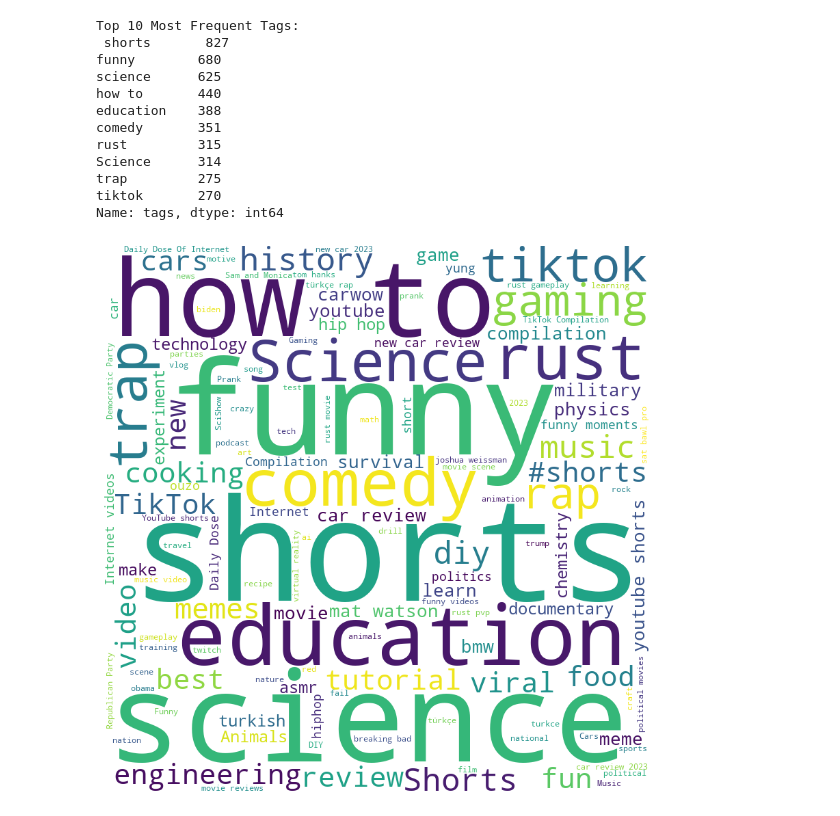
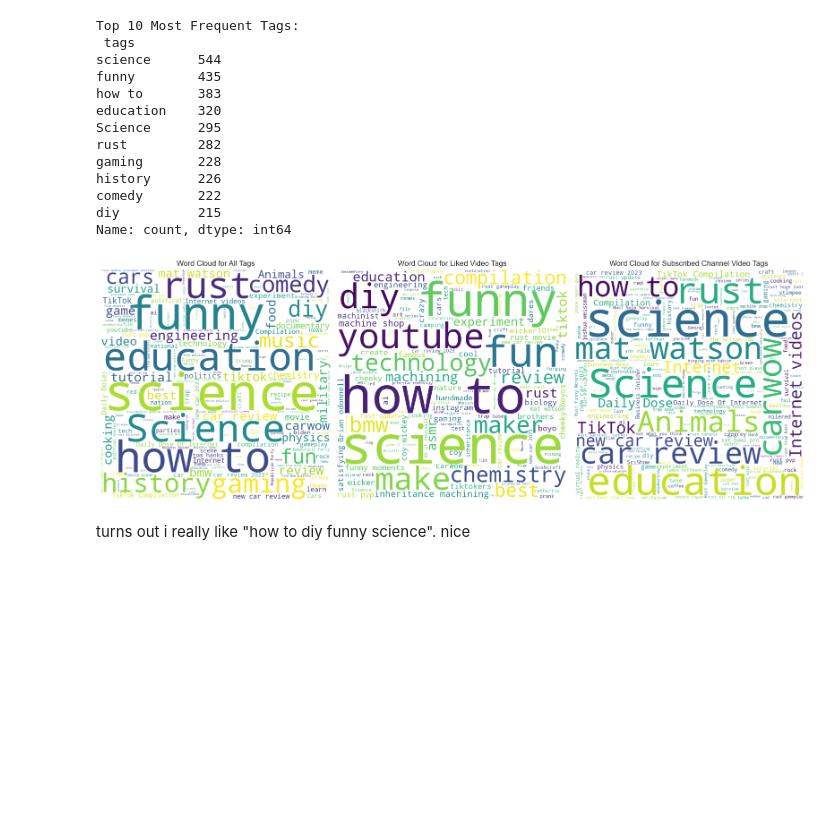
Before and after one commit to mustafamyldz/YouTube-user-data-analysis, a Jupyter notebook: EDA.ipynb, the cells around one changed output. Drawn from its saved outputs; the diff is of its cells as text; code cells hidden in the pictures; blank space fills up the shorter version.

```diff
--- a/EDA.ipynb
+++ b/EDA.ipynb
@@ -67,55 +89,89 @@ import pandas as pd
 import matplotlib.pyplot as plt
 from wordcloud import WordCloud
 from collections import Counter
 
 # Load your dataset
-# Replace 'cleaned_dataset.csv' with your file path
-df = pd.read_csv('hist_cleaned.csv')
+df = pd.read_csv('data.csv')
+df = df[~df['tags'].str.contains('shorts', case=False, na=False)]
+
 
 # Ensure 'tags' is a list of strings and exclude non-strings or malformed data
 def clean_tags(x):
     if isinstance(x, str):
         return x.strip("[]").replace("'", "").split(", ")
     return []
 
 df['tags'] = df['tags'].apply(clean_tags)
 
+# Remove duplicates based on a unique identifier (e.g., video ID)
+df_unique = df.drop_duplicates(subset='id')
+
 # Explode the DataFrame such that each tag gets its own row
-tags_df = df.explode('tags')
+tags_df = df_unique.explode('tags')
 
 # Exclude empty or malformed tags
 tags_df = tags_df[tags_df['tags'].apply(lambda x: isinstance(x, str) and x != "")]
 
 # Frequency Analysis of Tags
 tag_counts = tags_df['tags'].value_counts()
 
 # Display the top 10 most frequent tags
 print("Top 10 Most Frequent Tags:\n", tag_counts.head(10))
 
-# Visualization: Word Cloud
-wordcloud = WordCloud(width=800, height=800, background_color='white', min_font_size=10)
-wordcloud.generate_from_frequencies(Counter(tags_df['tags']))
+# Visualization: Word Cloud for All Tags
+wordcloud_all = WordCloud(width=800, height=800, background_color='white', min_font_size=10)
+wordcloud_all.generate_from_frequencies(Counter(tags_df['tags']))
 
-# Plot the Word Cloud
-plt.figure(figsize=(8, 8), facecolor=None)
-plt.imshow(wordcloud, interpolation='bilinear')
+# Visualization: Word Cloud for Liked Videos
+liked_tags_df = tags_df[df_unique['liked'] == 1]
+wordcloud_liked = WordCloud(width=800, height=800, background_color='white', min_font_size=10)
+wordcloud_liked.generate_from_frequencies(Counter(liked_tags_df['tags']))
+
+# Visualization: Word Cloud for Videos from Subscribed Channels
+subscribed_tags_df = tags_df[df_unique['subscribed'] == 1]
+wordcloud_subscribed = WordCloud(width=800, height=800, background_color='white', min_font_size=10)
+wordcloud_subscribed.generate_from_frequencies(Counter(subscribed_tags_df['tags']))
+
+# Plot the Word Clouds
+plt.figure(figsize=(16, 8))
+
+# Word Cloud for All Tags
+plt.subplot(1, 3, 1)
+plt.imshow(wordcloud_all, interpolation='bilinear')
+plt.title("Word Cloud for All Tags")
 plt.axis("off")
-plt.tight_layout(pad=0)
+
+# Word Cloud for Liked Videos
+plt.subplot(1, 3, 2)
+plt.imshow(wordcloud_liked, interpolation='bilinear')
+plt.title("Word Cloud for Liked Video Tags")
+plt.axis("off")
+
+# Word Cloud for Subscribed Channel Videos
+plt.subplot(1, 3, 3)
+plt.imshow(wordcloud_subscribed, interpolation='bilinear')
+plt.title("Word Cloud for Subscribed Channel Video Tags")
+plt.axis("off")
+
+plt.tight_layout()
 plt.show()
 # %% [output]
 Top 10 Most Frequent Tags:
- shorts       827
-funny        680
-science      625
-how to       440
-education    388
-comedy       351
-rust         315
-Science      314
-trap         275
-tiktok       270
-Name: tags, dtype: int64
+ tags
+science      544
+funny        435
+how to       383
+education    320
+Science      295
+rust         282
+gaming       228
+history      226
+comedy       222
+diy          215
+Name: count, dtype: int64
-[figure, old version]
+[figure, new version]
+# %% [markdown]
+turns out i really like "how to diy funny science". nice
 # %%
 import pandas as pd
 
```
Also changed, not shown: parts of 16 cells of this notebook, 5 other files.
